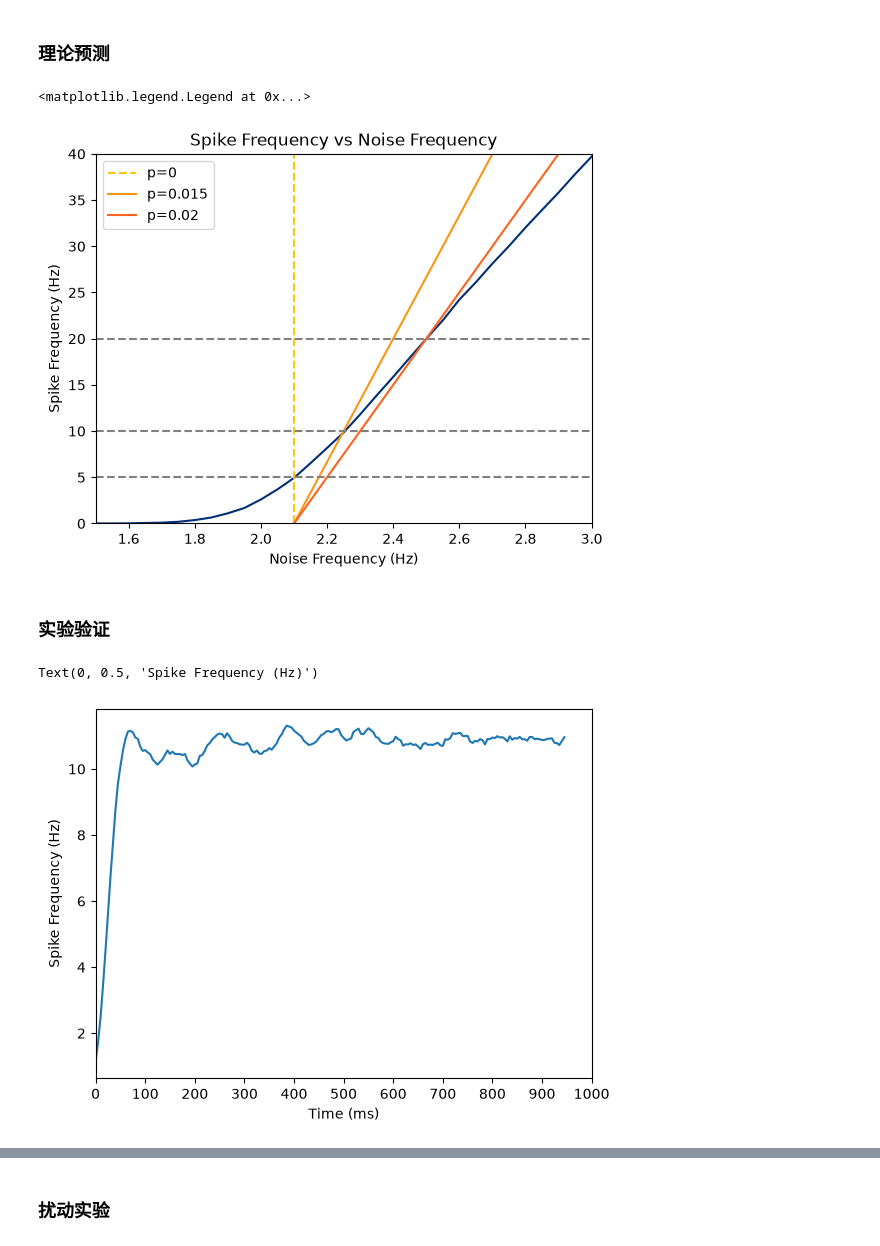
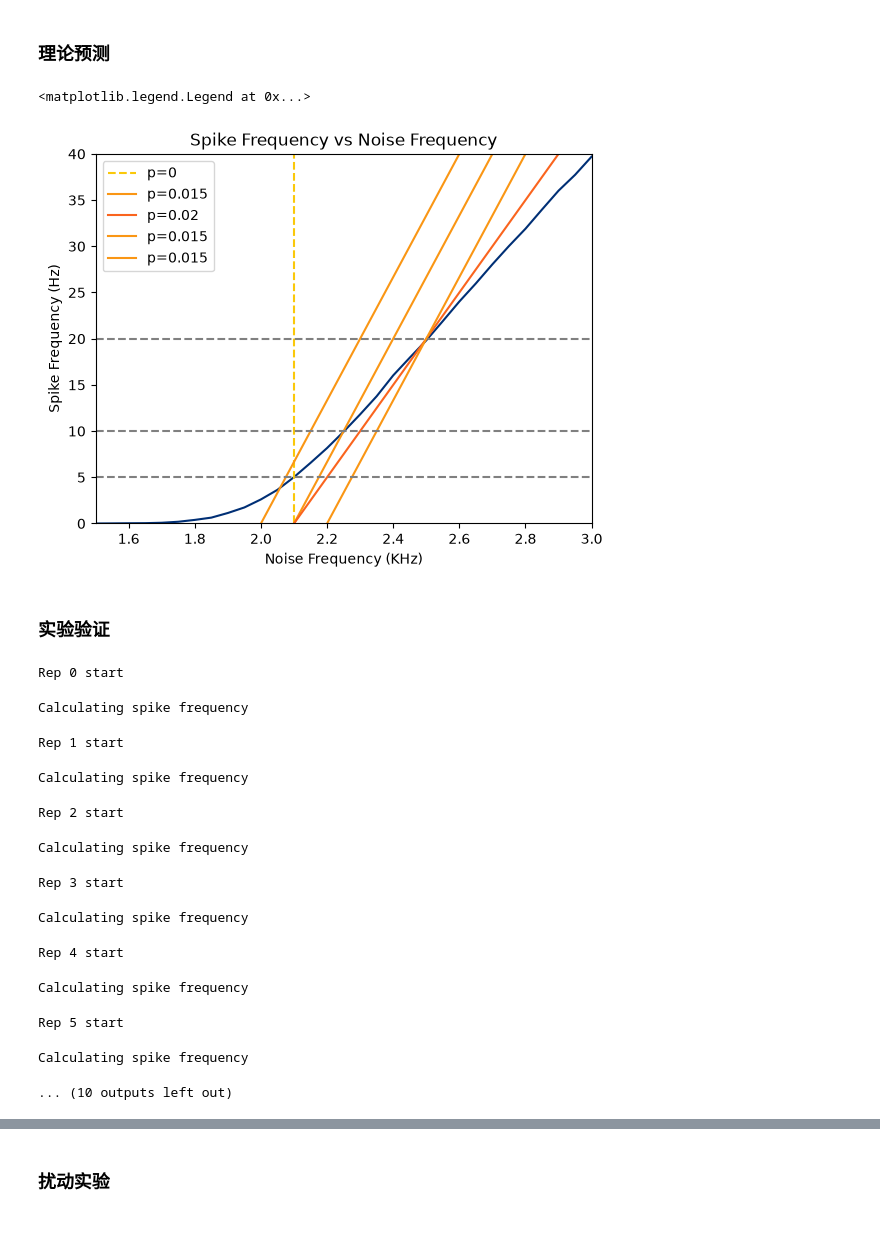
Before and after one commit to moraxborax/bio-project, a Jupyter notebook: Single Neuron.ipynb, the cells around one changed output, grey strips where cells are left out. Cells and saved outputs as stored; diff of their text form; code cells hidden in the pictures.

```diff
--- a/Single Neuron.ipynb
+++ b/Single Neuron.ipynb
@@ -65,41 +70,51 @@ np.save("Spike Frequencies.npy", spike_freqs)
 # %%
 noise_freqs = np.load("Noise Frequencies.npy")
 spike_freqs = np.load("Spike Frequencies.npy")
 z = 2.1 # KHz
+z_2 = 2.2
+z_3 = 2.0
 p_1 = 0.015
 p_2 = 0.020
 N = 1000
 def line_1(x: float) -> float:
     return (x - z)*1000 / (p_1 * N)
 def line_2(x: float) -> float:
     return (x - z)*1000 / (p_2 * N)
+
+def line_3(x: float) -> float:
+    return (x - z_2)*1000 / (p_1 * N)
+def line_4(x: float) -> float:
+    return (x - z_3)*1000 / (p_1 * N)
 plt.plot(noise_freqs, spike_freqs,color=ColorBlue[8])
 plt.vlines(z, 0, 50, color=ColorYellow[3], linestyles="dashed", label="p=0")
 plt.plot(noise_freqs, line_1(noise_freqs),color=ColorYellow[6], label="p=0.015")
 plt.plot(noise_freqs, line_2(noise_freqs),color=ColorYellow[9], label="p=0.02")
+plt.plot(noise_freqs, line_3(noise_freqs),color=ColorYellow[6], label="p=0.015")
+plt.plot(noise_freqs, line_4(noise_freqs),color=ColorYellow[6], label="p=0.015")
 plt.xlim([1.5, 3.0])
 plt.ylim([0, 40])
-plt.xlabel("Noise Frequency (Hz)")
+plt.xlabel("Noise Frequency (KHz)")
 plt.ylabel("Spike Frequency (Hz)")
 plt.title("Spike Frequency vs Noise Frequency")
 plt.hlines(5, 1.5, 3.0, colors="gray", linestyles="dashed")
 plt.hlines(10, 1.5, 3.0, colors="gray", linestyles="dashed")
 plt.hlines(20, 1.5, 3.0, colors="gray", linestyles="dashed")
 plt.legend()
 # %% [output]
 <matplotlib.legend.Legend at 0x...>
-[figure, old version]
+[figure, new version]
 # %% [markdown]
 ### 实验验证
 # %%
 Rep = 10
 p_noise = 2.1 * dt
-p = 0.015
+p = 0.02
 
 window_size = int(50 / dt)
 shift_size = int(5 / dt)
 x = np.arange(0, T - window_size, shift_size)
 spike_freqs = np.zeros((Rep,len(x)))
+
 
 for rep in range(Rep):
     spikes_external = rng.binomial(1, p_noise, (N, T))
@@ -108,10 +123,11 @@ for rep in range(Rep):
     spikes = np.zeros((N, T))
     I_ext = np.zeros((N, T))
     I_rec = np.zeros((N, T))
-    W = sparse.csr_matrix(rng.random((N, N)) < p,dtype=np.float64)
+    W = sparse.csr_matrix(rng.random((N, N)) < p,dtype=np.float32)
     S_ampa_ext = np.zeros((N, T))
     S_ampa_rec = np.zeros((N, T))
-    for t in range(1, T):
+    print(f"Rep {rep} start")
+    for t in trange(1, T):
         V[:,t] = V[:,t-1] + dt/C*(-g_L*(V[:,t-1]-V_rest)-(I_ext[:,t-1]+I_rec[:,t-1])*not_refractory[:,t-1])
         spikes[V[:,t] > threshold, t] = 1
         V[spikes[:,t] == 1,t-1] = 0
@@ -122,7 +138,8 @@ for rep in range(Rep):
         I_ext[:, t] = g_ampa * (V[:,t] - V_E) * S_ampa_ext[:,t]
         S_ampa_rec[:, t] = S_ampa_rec[:, t-1] - S_ampa_rec[:, t-1] / tau_ampa * dt + spikes[:, t-1]
         I_rec[:, t] = g_ampa * (V[:, t] - V_E) * (W @ S_ampa_rec[:, t])
-    for i, t in enumerate(x):
+    print("Calculating spike frequency")
+    for i, t in tqdm(enumerate(x)):
         spike_freqs[rep,i] = np.sum(spikes[:, t:t+window_size], axis=1).mean(axis=0) / 50 * 1000
 
 plt.plot(x, np.mean(spike_freqs,axis=0))
@@ -130,6 +147,18 @@ plt.xlim([0,T])
 plt.xticks(np.arange(0, T+1, int(T/10)),np.arange(0,1001,100))
 plt.xlabel("Time (ms)")
 plt.ylabel("Spike Frequency (Hz)")
+plt.title(f"Spike Frequency vs Time, freq={p_noise/dt}KHz, p={p}")
 # %% [output]
-Text(0, 0.5, 'Spike Frequency (Hz)')
+Rep 0 start
-[figure, removed]
+Calculating spike frequency
+Rep 1 start
+Calculating spike frequency
+Rep 2 start
+Calculating spike frequency
+Rep 3 start
+Calculating spike frequency
+Rep 4 start
+Calculating spike frequency
+Rep 5 start
+Calculating spike frequency
+... (10 outputs left out)
```
Also changed, not shown: parts of 9 cells of this notebook, 7 other files.
